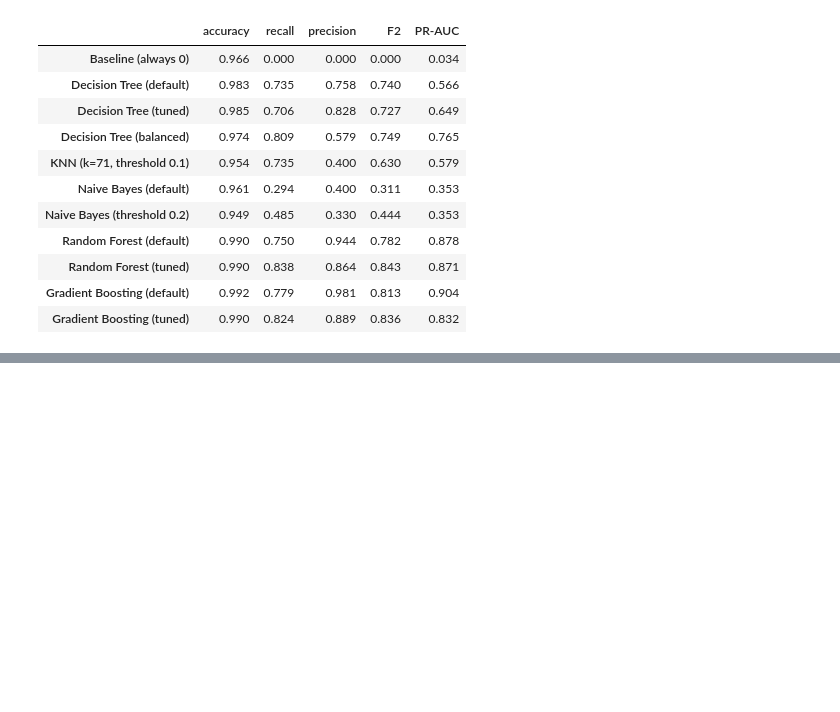
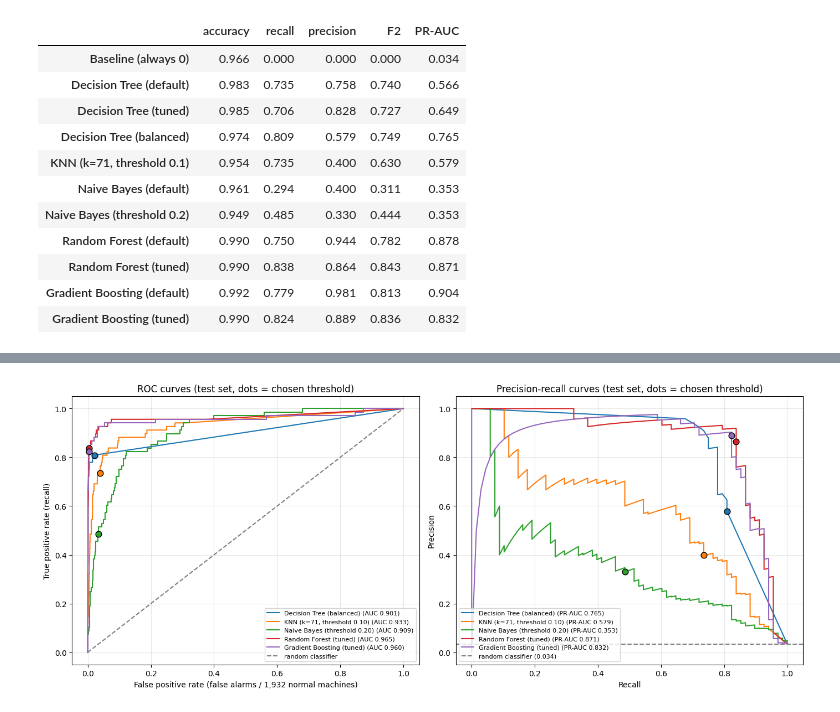
Before and after one commit to serraozkasap/ml-ai4i-predictive-maintenance, a Jupyter notebook: ai4i_predictive_maintenance.ipynb, the cells around one changed output, grey strips where cells are left out. Drawn from its saved outputs; the diff is of its cells as text; code cells hidden in the pictures; blank space fills up the shorter version.

```diff
--- a/ai4i_predictive_maintenance.ipynb
+++ b/ai4i_predictive_maintenance.ipynb
@@ -1971,0 +2031,47 @@ pd.DataFrame(results).T.round(3)
+# %%
+#ROC curve: for a probabilistic classifier, each threshold gives one point (false positive rate, true positive rate = recall)
+#the curve is obtained by varying the threshold
+#area under the curve (AUC) gives an overall rating the diagonal is a random classifier
+#precision-recall curve: the same idea (vary the threshold), but each point is (recall, precision) which is important for our model because we always focus recall
+#its area is the PR-AUC I reported for every model; a random classifier scores the failure rate (0.034)
+from sklearn.metrics import roc_curve, roc_auc_score, precision_recall_curve
+
+fig, ax = plt.subplots(1, 2, figsize=(14, 5.8))
+for name, (model, X_eval, threshold, _) in final_models.items():
+    proba = model.predict_proba(X_eval)[:, 1]
+    pred = (proba >= threshold).astype(int)
+    tn, fp, fn, tp = confusion_matrix(y_test, pred).ravel()    #the point actually used by the model
+    fpr, tpr, _ = roc_curve(y_test, proba)
+    line, = ax[0].plot(fpr, tpr, label=f"{name} (AUC {roc_auc_score(y_test, proba):.3f})")
+    ax[0].scatter(fp / (fp + tn), tp / (tp + fn), color=line.get_color(), s=60, edgecolor="black", zorder=3)
+    prec, rec, _ = precision_recall_curve(y_test, proba)
+    ax[1].plot(rec, prec, color=line.get_color(), label=f"{name} (PR-AUC {average_precision_score(y_test, proba):.3f})")
+    ax[1].scatter(tp / (tp + fn), tp / (tp + fp), color=line.get_color(), s=60, edgecolor="black", zorder=3)
+ax[0].plot([0, 1], [0, 1], color="grey", linestyle="--", label="random classifier")
+ax[0].set_xlabel("False positive rate (false alarms / 1,932 normal machines)")
+ax[0].set_ylabel("True positive rate (recall)")
+ax[0].set_title("ROC curves (test set, dots = chosen threshold)")
+ax[1].axhline(y_test.mean(), color="grey", linestyle="--", label="random classifier (0.034)")
+ax[1].set_xlabel("Recall")
+ax[1].set_ylabel("Precision")
+ax[1].set_title("Precision-recall curves (test set, dots = chosen threshold)")
+for a in ax:
+    a.legend(fontsize=8, loc="lower left" if a is ax[1] else "lower right")
+    a.grid(alpha=0.3)
+plt.tight_layout()
+plt.show()
+
+
+#ROC (left):
+#x = false positive rate (false alarms divided by all 1,932 normal machines)
+#y = recall
+#curve closer to the top-left corner is better; the diagonal is a random classifier
+
+#Precision-recall (right)
+#x = recall
+#y = precision
+#curve closer to the top-right corner is better, a random classifier stays at the failure rate (0.034)
+#its area is the PR-AUC of the tables above
+#dots show where each model actually works with its chosen threshold.
+# %% [output]
+[figure, added]
```
Also changed, not shown: parts of 18 cells of this notebook.
